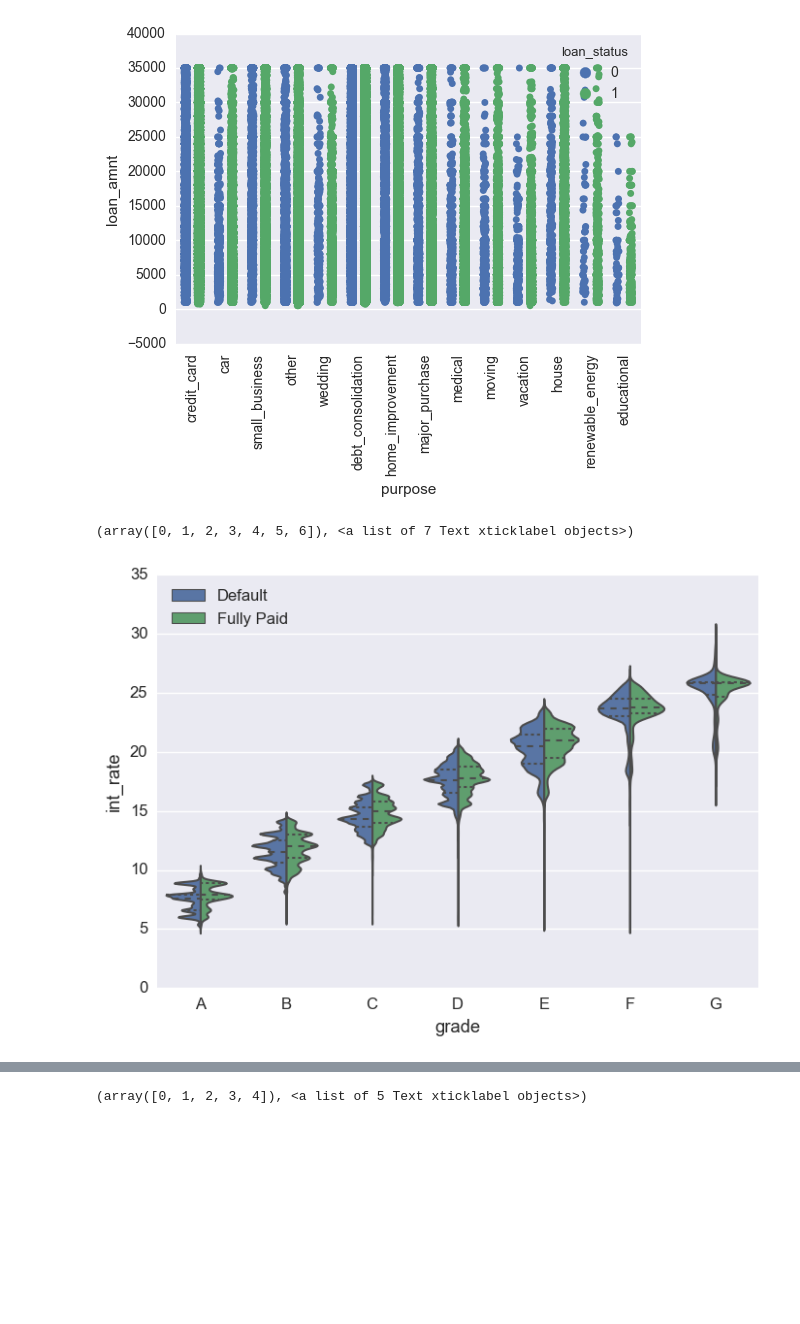
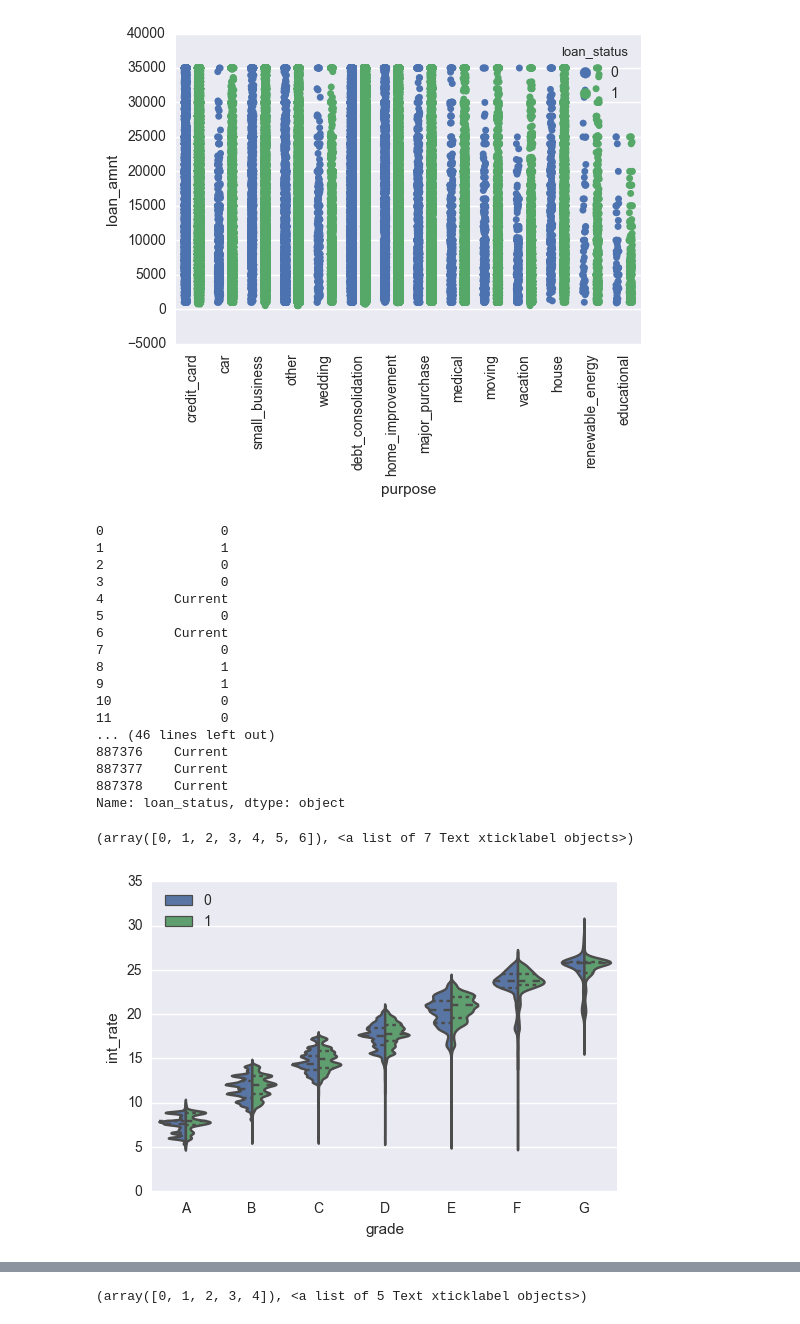
Before and after one commit to Vaultica/MLND-Capstone, a Jupyter notebook: Lending Club Capstone Project Notebook.ipynb, the cells around one changed output, grey strips where cells are left out. Cells and saved outputs as stored; diff of their text form; code cells hidden in the pictures; blank space fills up the shorter version.

```diff
--- a/Lending Club Capstone Project Notebook.ipynb
+++ b/Lending Club Capstone Project Notebook.ipynb
@@ -244,18 +260,39 @@ sns.stripplot(data=df[['loan_status','loan_amnt', 'purpose']], x='purpose', y='l
 # %% [output]
 <matplotlib.axes._subplots.AxesSubplot at 0x...>
 [figure]
+# %%
+df.replace(mapping_dict)['loan_status']
+# %% [output]
+0               0
+1               1
+2               0
+3               0
+4         Current
+5               0
+6         Current
+7               0
+8               1
+9               1
+10              0
+11              0
+... (46 lines left out)
+887376    Current
+887377    Current
+887378    Current
+Name: loan_status, dtype: object
 # %%
-mapping_dict = {'loan_status':{1:'Fully Paid', 0:'Default'}}
-df = df.replace(mapping_dict)
+mapping_dict = {'loan_status':{'Fully Paid': 0, 'Charged Off': 1}}
+data = df.replace(mapping_dict)
+data = data[(data['loan_status'] == 1) | (data['loan_status'] == 0)]
 
-p2 = sns.violinplot(data=df[['loan_status', 'int_rate', 'grade']], hue='loan_status', x='grade', \
+p2 = sns.violinplot(data=data[['loan_status', 'int_rate', 'grade']], hue='loan_status', x='grade', \
                order=['A', 'B', 'C', 'D', 'E', 'F', 'G'], y='int_rate', split=True, inner='quartile', cut=4)
 
 plt.legend(loc='upper left')
 plt.xticks(rotation=0)
 # %% [output]
 (array([0, 1, 2, 3, 4, 5, 6]), <a list of 7 Text xticklabel objects>)
-[figure, old version]
+[figure, new version]
 # %%
 cor = df.corr()
 cor.loc[:,:] = np.tril(cor, k=-1) # below main lower triangle of an array
```
Also changed, not shown: parts of 24 cells of this notebook.
